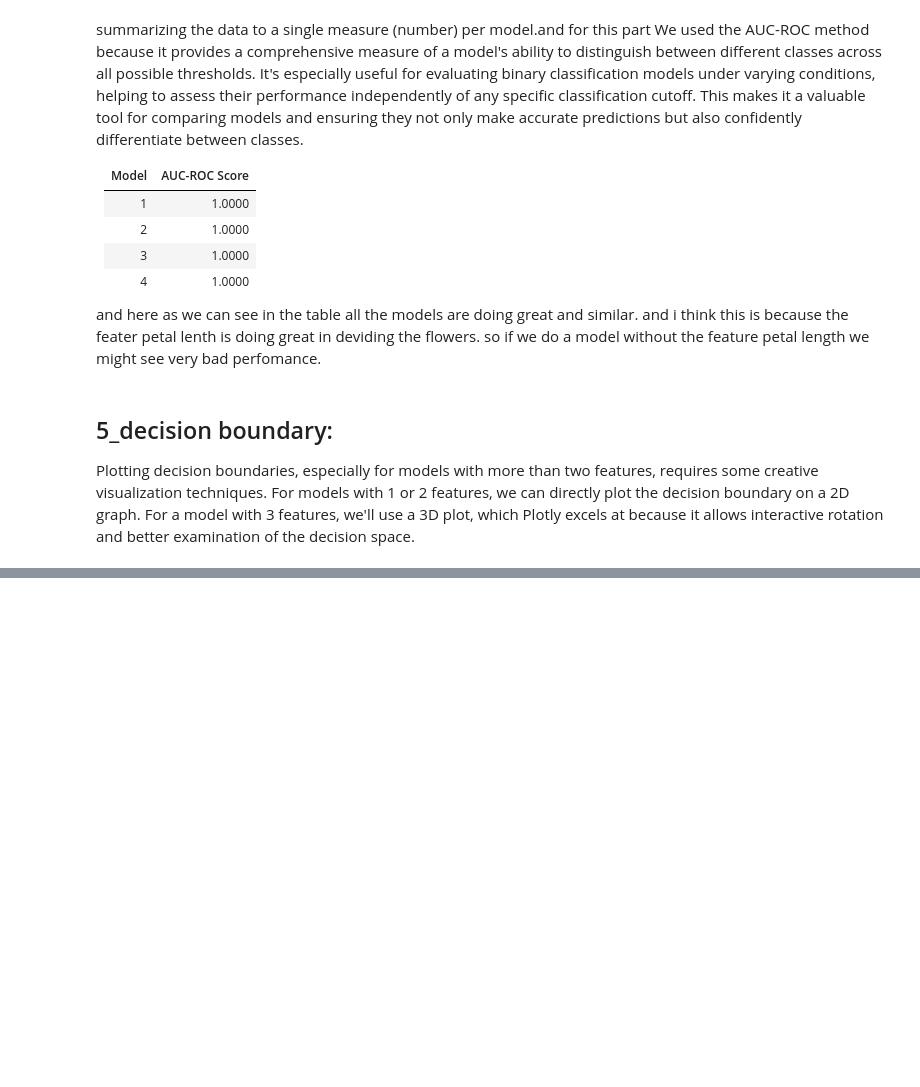
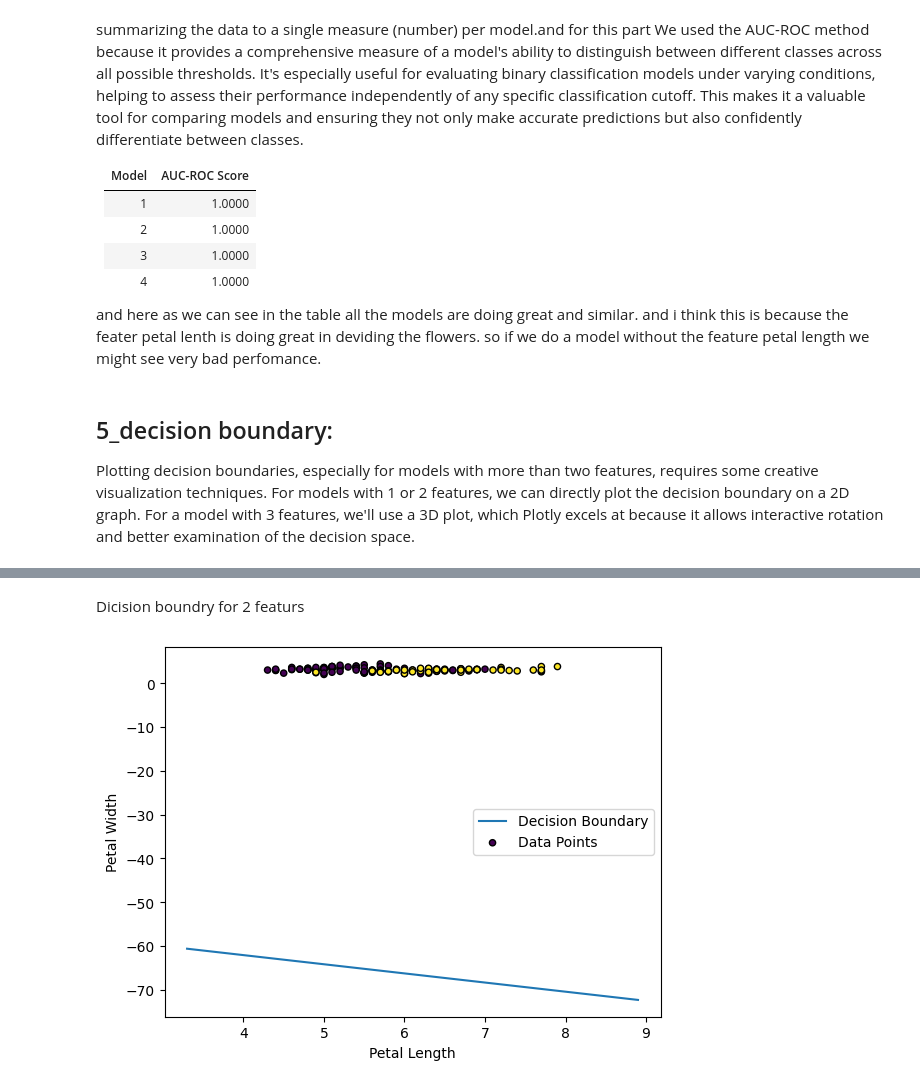
Before and after one commit to Almusawi110/CSCN8010-labs, a Jupyter notebook: Lab6_Fatimah.ipynb, the cells around one changed output, grey strips where cells are left out. Saved outputs shown, nothing was run; the diff lists cells and outputs as text; code cells hidden in the pictures; blank space fills up the shorter version.

```diff
--- a/Lab6_Fatimah.ipynb
+++ b/Lab6_Fatimah.ipynb
@@ -524,0 +512,32 @@ NameError: name 'X_val_sub_3' is not defined
+# %% [markdown]
+Dicision boundry for 2 featurs
+# %%
+import numpy as np
+import matplotlib.pyplot as plt
+from sklearn.linear_model import LogisticRegression
+
+# Example setup: Assuming you have a trained logistic regression model named 'model'
+# and a dataset 'X' with two features.
+
+# Calculate min and max feature values for the first feature
+MIN_FEATURE_VALUE = X[:, 0].min() - 1  # Assuming X[:, 0] is the first feature
+MAX_FEATURE_VALUE = X[:, 0].max() + 1  # Adding/subtracting 1 for a bit of margin
+
+# Generate values for the first feature (x1)
+decision_boundary_x1 = np.linspace(MIN_FEATURE_VALUE, MAX_FEATURE_VALUE, 10)
+
+# Calculate values for the second feature (x2) based on the decision boundary equation
+# Note: This assumes a binary classification logistic regression model
+decision_boundary_x2 = -log_reg2.intercept_ / log_reg2.coef_[0][1] - log_reg2.coef_[0][0] / log_reg2.coef_[0][1] * decision_boundary_x1
+
+# Plotting the decision boundary
+plt.plot(decision_boundary_x1, decision_boundary_x2, label='Decision Boundary')
+
+# Optionally, add your data points to the plot to visualize how they are separated by the decision boundary
+plt.scatter(X[:, 0], X[:, 1], c=y, cmap='viridis', edgecolor='k', s=20, label='Data Points')  # Assuming 'y' is your target variable
+plt.xlabel('Petal Length')
+plt.ylabel('Petal Width')
+plt.legend()
+plt.show()
+# %% [output]
+[figure, added]
```
Also changed, not shown: parts of 17 cells of this notebook, 1 other file.
